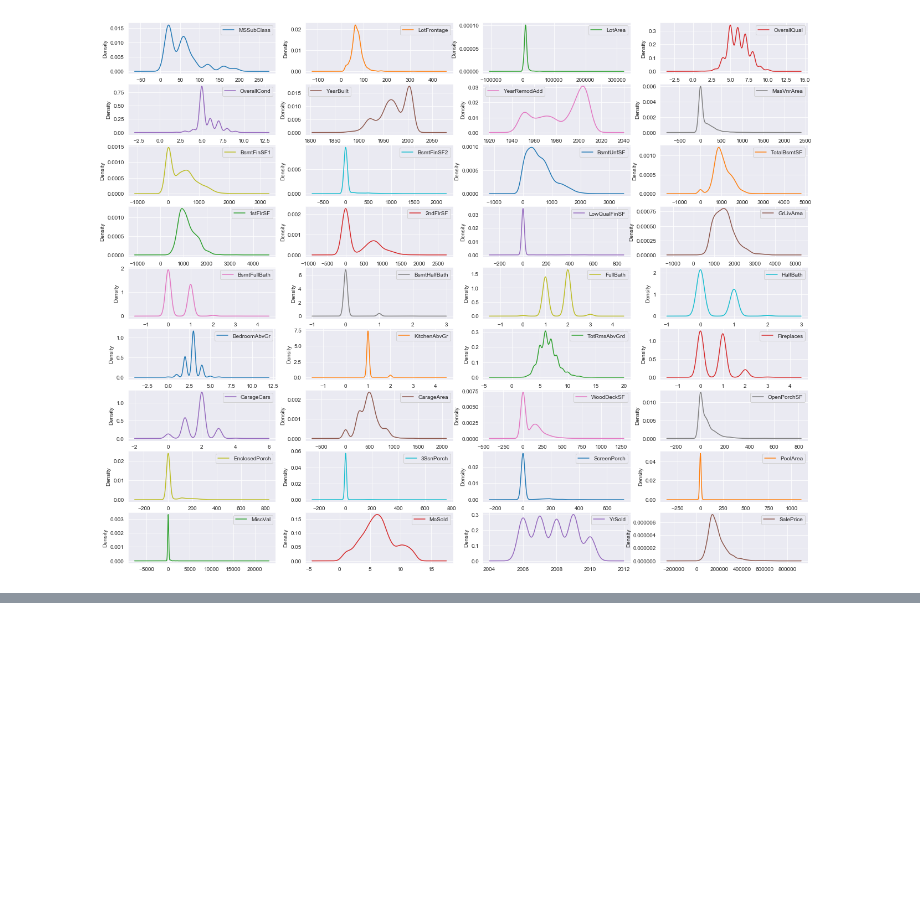
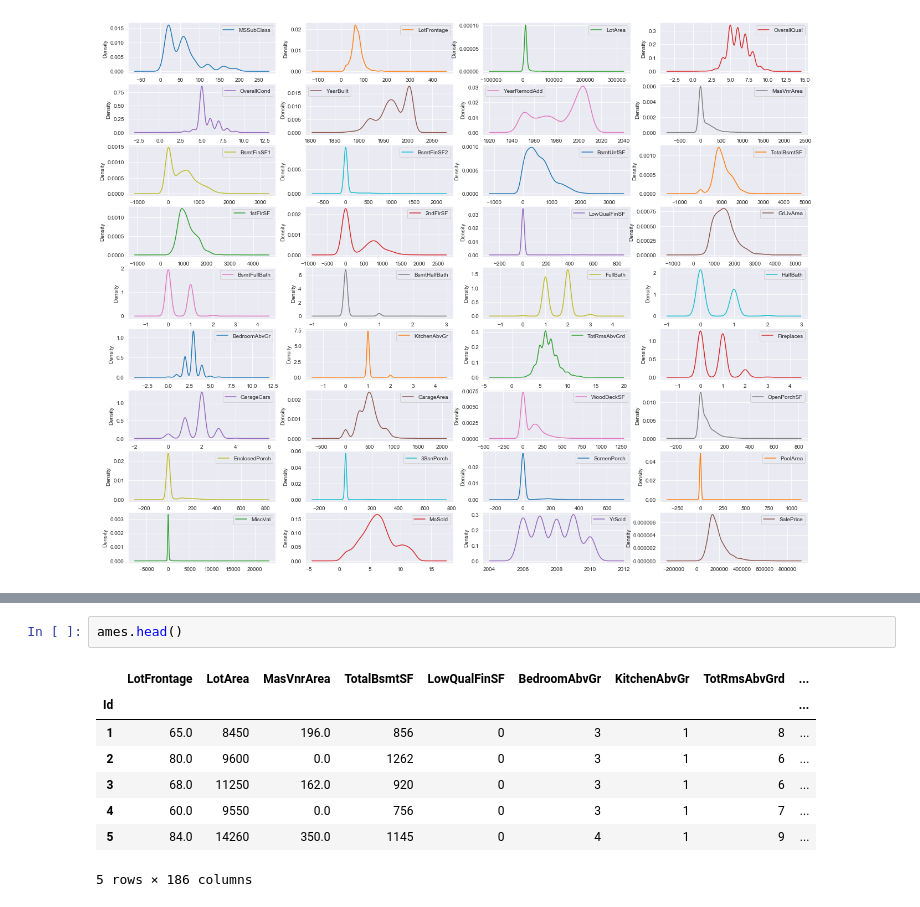
Before and after one commit to cchen17/machine-learning_house-prices, a Jupyter notebook: denise/Data Visualization.ipynb, the cells around one changed output, grey strips where cells are left out. Saved outputs shown, nothing was run; the diff lists cells and outputs as text; blank space fills up the shorter version.

```diff
--- a/denise/Data Visualization.ipynb
+++ b/denise/Data Visualization.ipynb
@@ -273,0 +283,11 @@ KeyError: "['BsmtScore' 'TotalSF' 'PctLowQual' 'AboveGroundPct' 'TotalBath' 'Bed
+# %%
+ames.head()
+# %% [output]
+|  | LotFrontage | LotArea | MasVnrArea | TotalBsmtSF | LowQualFinSF | BedroomAbvGr | KitchenAbvGr | TotRmsAbvGrd | ... |
+| Id |  |  |  |  |  |  |  |  | ... |
+| 1 | 65.0 | 8450 | 196.0 | 856 | 0 | 3 | 1 | 8 | ... |
+| 2 | 80.0 | 9600 | 0.0 | 1262 | 0 | 3 | 1 | 6 | ... |
+| 3 | 68.0 | 11250 | 162.0 | 920 | 0 | 3 | 1 | 6 | ... |
+| 4 | 60.0 | 9550 | 0.0 | 756 | 0 | 3 | 1 | 7 | ... |
+| 5 | 84.0 | 14260 | 350.0 | 1145 | 0 | 4 | 1 | 9 | ... |
+5 rows × 186 columns
```
Also changed, not shown: parts of 4 cells of this notebook, 1 other file.
